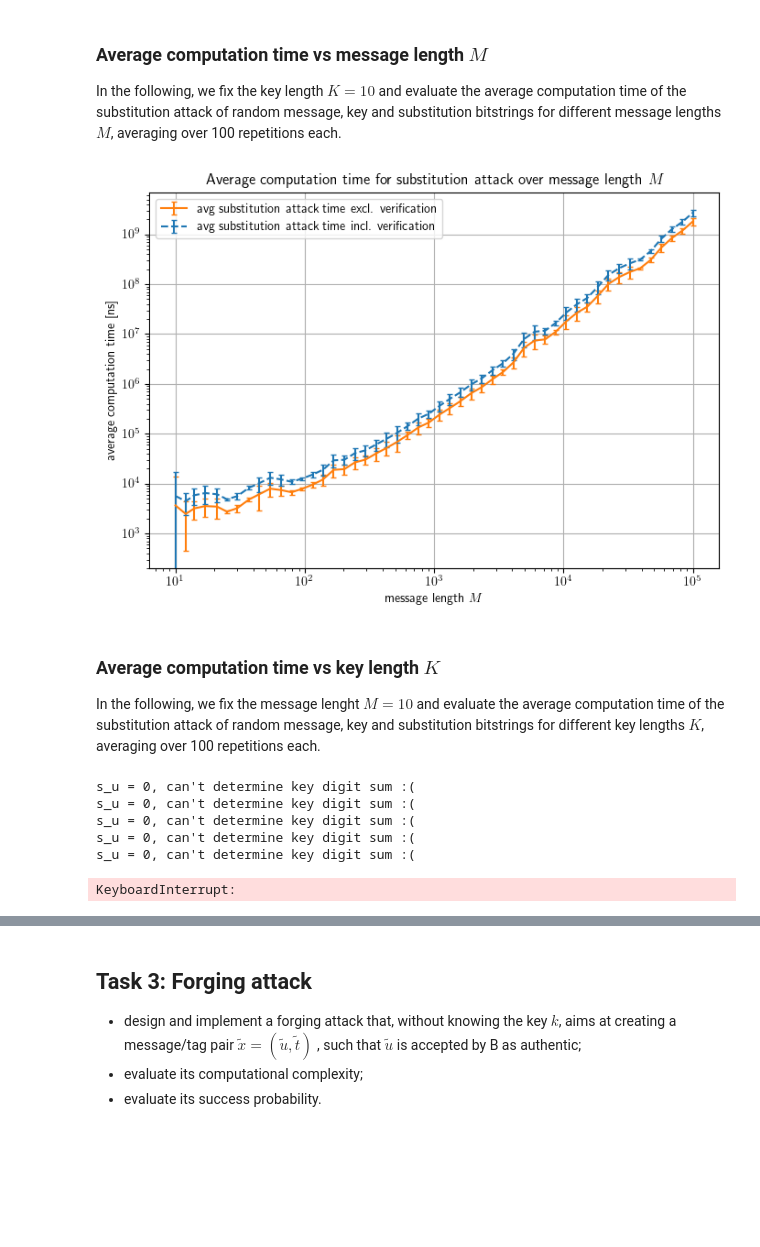
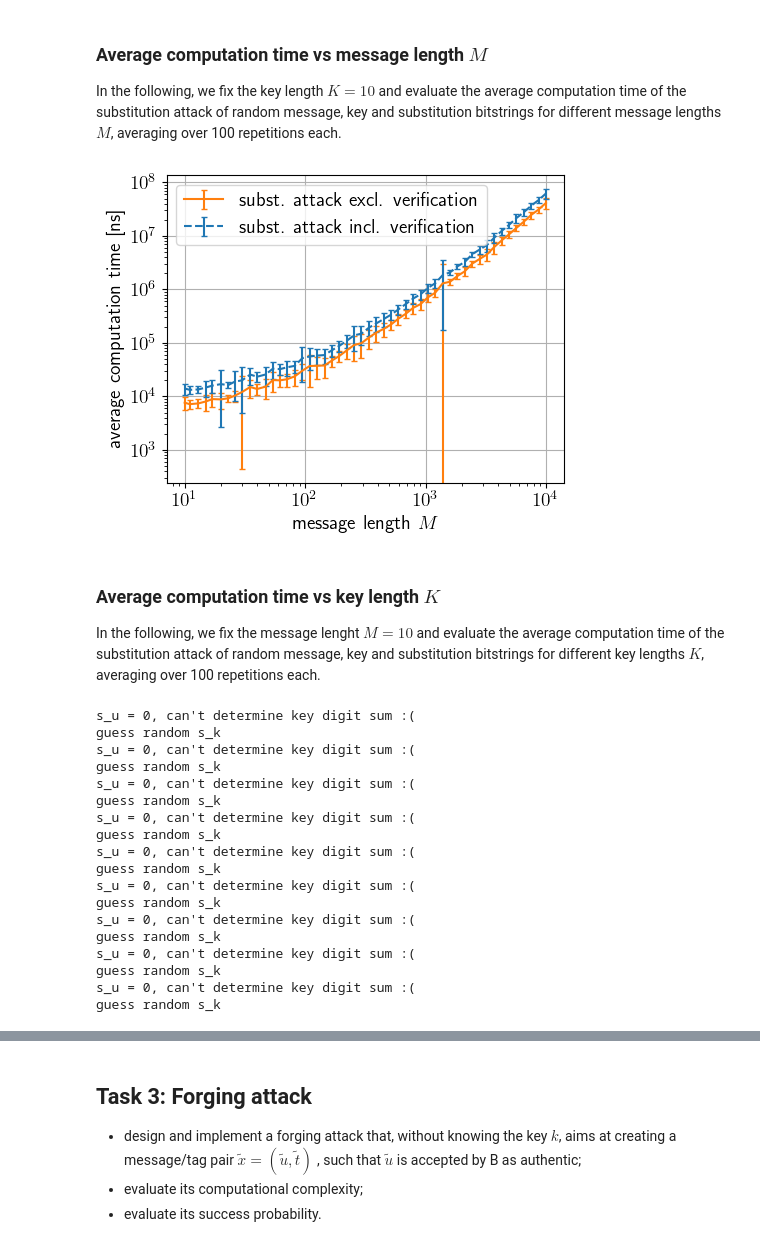
Before and after one commit to lm-schulze/InfoSec, a Jupyter notebook: Lab3.ipynb, the cells around one changed output, grey strips where cells are left out. Saved outputs shown, nothing was run; the diff lists cells and outputs as text; code cells hidden in the pictures; blank space fills up the shorter version.

```diff
--- a/Lab3.ipynb
+++ b/Lab3.ipynb
@@ -115,7 +116,7 @@ In the following, we fix the key length $K=10$ and evaluate the average computat
 # %%
 # time the authentication and verification
 K = 10 # fixed key length
-M_vals = np.logspace(1, 5, 50, dtype=int) # values of message length M to test
+M_vals = np.logspace(1, 4, 50, dtype=int) # values of message length M to test
 N = 100 # repetitions per M_val
 avg_time_M = np.empty((len(M_vals), 3), dtype=float) # save average computation time for each M
 std_time_M = np.empty((len(M_vals), 3), dtype=float) # save stddev of computation time for each M
@@ -155,7 +158,7 @@ In the following, we fix the message lenght $M=10$ and evaluate the average comp
 # %%
 # time the authentication and verification
 M = 10 # fixed message length
-K_vals = np.logspace(1, 5, 50, dtype=int) # values of key length K to test
+K_vals = np.logspace(1, 4, 50, dtype=int) # values of key length K to test
 N = 100 # repetitions per K_val
 avg_time_K = np.empty((len(K_vals), 3), dtype=float) # save average computation time for each K
 std_time_K = np.empty((len(K_vals), 3), dtype=float) # save stddev of computation time for each K
@@ -265,7 +268,7 @@ Message accepted!
 accepted = 0
 M = 8
 K = 8
-N = 1000
+N = 100
 for _ in range(N):
     u = "".join(str(random.randint(0, 1)) for i in range(M)) # message
     k = "".join(str(random.randint(0, 1)) for i in range(K)) # key
@@ -286,7 +287,7 @@ In the following, we fix the key length $K=10$ and evaluate the average computat
 # %%
 # time the substitution attack
 K = 10 # fixed key length
-M_vals = np.logspace(1, 5, 50, dtype=int) # values of message length M to test
+M_vals = np.logspace(1, 4, 50, dtype=int) # values of message length M to test
 N = 100 # repetitions per M_val
 avg_time_M = np.empty((len(M_vals), 3), dtype=float) # save average computation time for each M
 std_time_M = np.empty((len(M_vals), 3), dtype=float) # save stddev of computation time for each M
@@ -307,28 +308,28 @@ for j, M in enumerate(M_vals):
     std_time_M[j, :] = np.std(time_arr, axis=0) # save time stddev
 # %%
 # make plot
-fig, ax = plt.subplots(figsize=(7, 5), tight_layout=True)
-ax.errorbar(M_vals, avg_time_M[:, 0], yerr=std_time_M[:, 0], label="avg substitution attack time excl. verification", capsize=2, c='tab:orange')
+fig, ax = plt.subplots(figsize=(5, 4), tight_layout=True)
+ax.errorbar(M_vals, avg_time_M[:, 0], yerr=std_time_M[:, 0], label="subst. attack excl. verification", capsize=2, c='tab:orange')
 #ax.errorbar(M_vals, avg_time_M[:, 1], yerr=std_time_M[:, 1], label="avg verification time", capsize=2, ls='--', c='tab:blue')
-ax.errorbar(M_vals, avg_time_M[:, 2], yerr=std_time_M[:, 2], label="avg substitution attack time incl. verification", capsize=2, ls='--', c='tab:blue')
+ax.errorbar(M_vals, avg_time_M[:, 2], yerr=std_time_M[:, 2], label="subst. attack incl. verification", capsize=2, ls='--', c='tab:blue')
 ax.legend(loc='best')
 ax.set_xlabel("message length $M$")
 ax.set_ylabel("average computation time [ns]")
 ax.set_xscale('log')
 ax.set_yscale('log')
-ax.set_title('Average computation time for substitution attack over message length $M$')
+#ax.set_title('Average computation time for substitution attack over message length $M$')
 ax.grid()
 fig.savefig("subst_attack_time_vs_M", dpi=1000)
 plt.show()
 # %% [output]
-[figure, old version]
+[figure, new version]
 # %% [markdown]
 ### Average computation time vs key length $K$
 In the following, we fix the message lenght $M=10$ and evaluate the average computation time of the substitution attack of random message, key and substitution bitstrings for different key lengths $K$, averaging over 100 repetitions each.
 # %%
 # time the substitution attack
 M = 10 # fixed message length
-K_vals = np.logspace(1, 5, 50, dtype=int) # values of key length K to test
+K_vals = np.logspace(1, 4, 50, dtype=int) # values of key length K to test
 N = 100 # repetitions per K_val
 avg_time_K = np.empty((len(K_vals), 3), dtype=float) # save average computation time for each K
 std_time_K = np.empty((len(K_vals), 3), dtype=float) # save stddev of computation time for each K
@@ -349,10 +350,22 @@ for j, K in enumerate(K_vals):
     std_time_K[j, :] = np.std(time_arr, axis=0) # save time stddev
 # %% [output]
 s_u = 0, can't determine key digit sum :(
+guess random s_k
 s_u = 0, can't determine key digit sum :(
+guess random s_k
 s_u = 0, can't determine key digit sum :(
+guess random s_k
 s_u = 0, can't determine key digit sum :(
+guess random s_k
 s_u = 0, can't determine key digit sum :(
+guess random s_k
+s_u = 0, can't determine key digit sum :(
+guess random s_k
+s_u = 0, can't determine key digit sum :(
+guess random s_k
+s_u = 0, can't determine key digit sum :(
+guess random s_k
+s_u = 0, can't determine key digit sum :(
+guess random s_k
-KeyboardInterrupt:
 # %%
 # make plot
```
Also changed, not shown: parts of 21 cells of this notebook.
